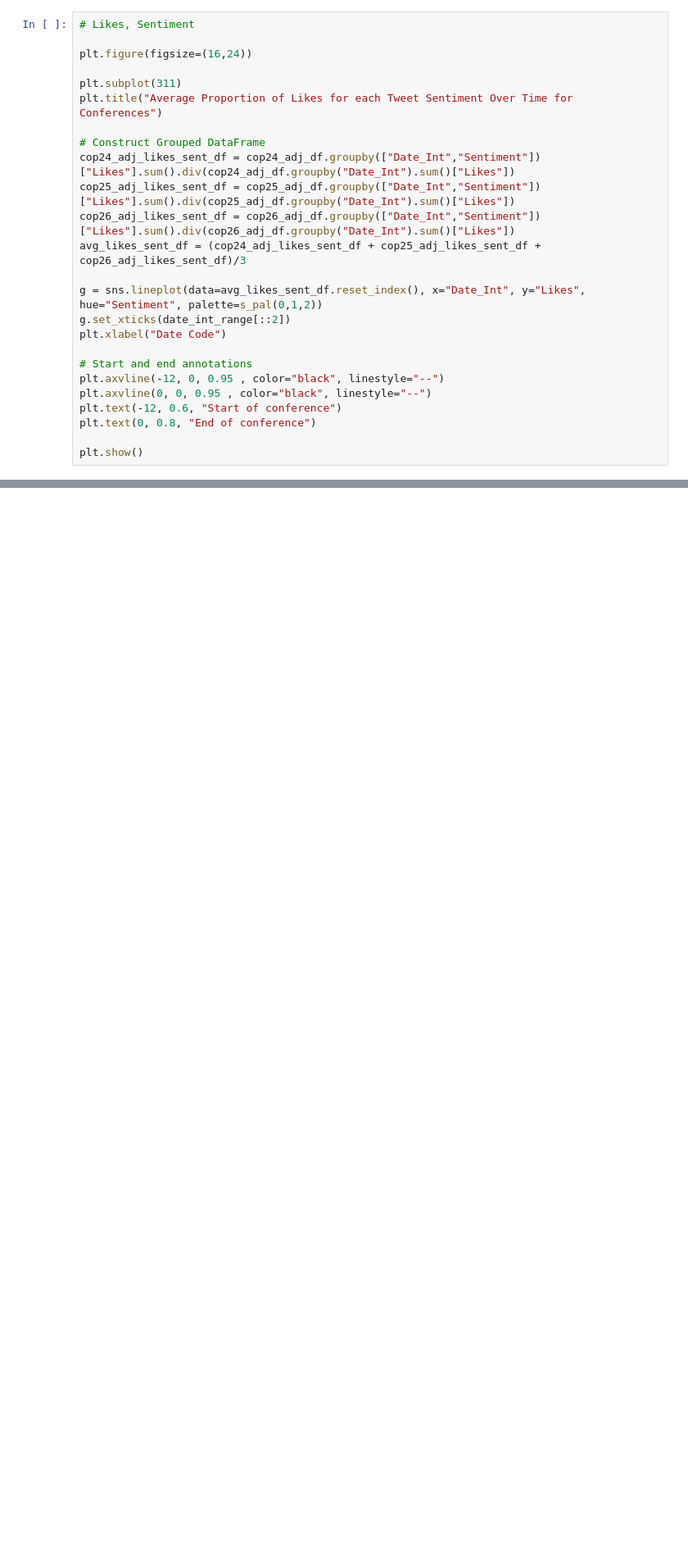
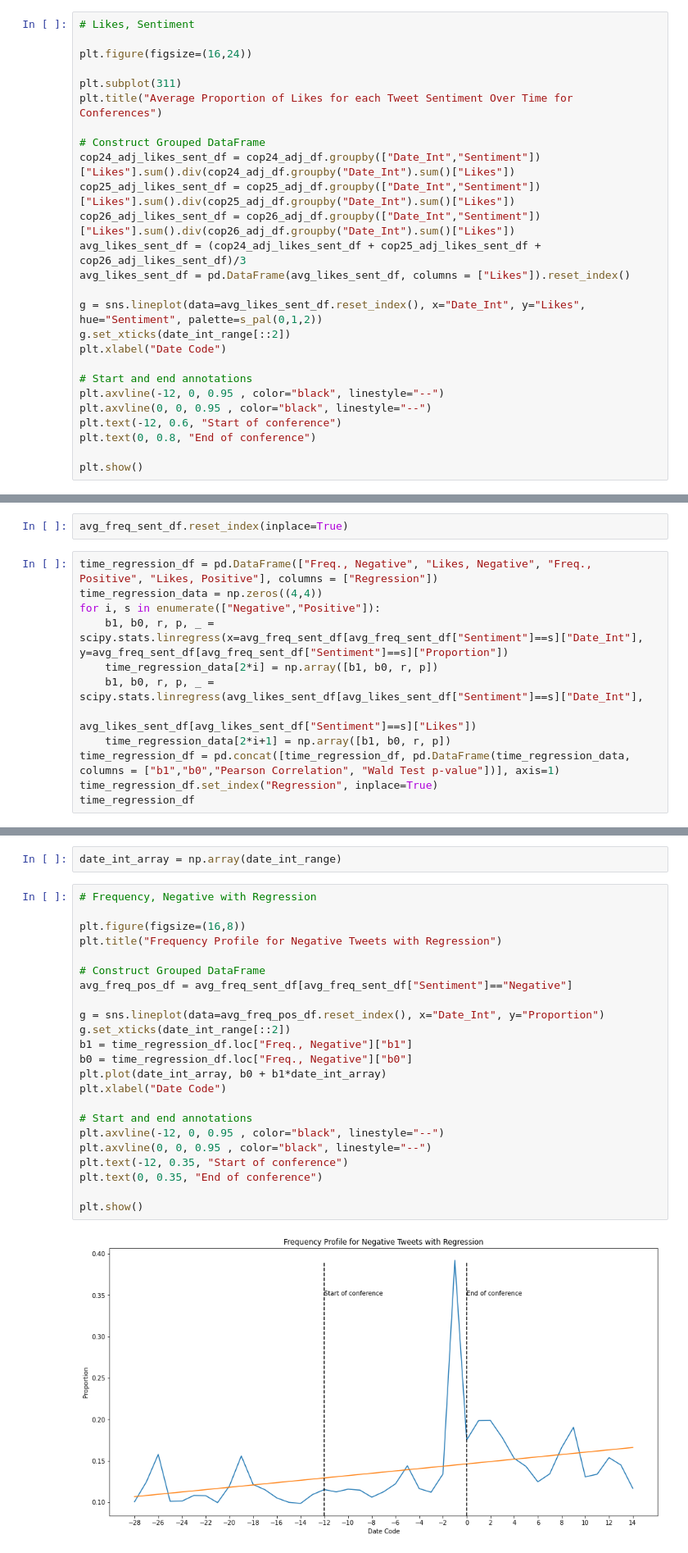
Before and after one commit to james-hughes1/wdss-nlp-project, a Jupyter notebook: Twitter_COP_Conference_Data_Analysis.ipynb, the cells around one changed output, grey strips where cells are left out. Shown at 82% size. Drawn from its saved outputs; the diff is of its cells as text; blank space fills up the shorter version.

```diff
--- a/Twitter_COP_Conference_Data_Analysis.ipynb
+++ b/Twitter_COP_Conference_Data_Analysis.ipynb
@@ -696,6 +696,7 @@ cop24_adj_likes_sent_df = cop24_adj_df.groupby(["Date_Int","Sentiment"])["Likes"
 cop25_adj_likes_sent_df = cop25_adj_df.groupby(["Date_Int","Sentiment"])["Likes"].sum().div(cop25_adj_df.groupby("Date_Int").sum()["Likes"])
 cop26_adj_likes_sent_df = cop26_adj_df.groupby(["Date_Int","Sentiment"])["Likes"].sum().div(cop26_adj_df.groupby("Date_Int").sum()["Likes"])
 avg_likes_sent_df = (cop24_adj_likes_sent_df + cop25_adj_likes_sent_df + cop26_adj_likes_sent_df)/3
+avg_likes_sent_df = pd.DataFrame(avg_likes_sent_df, columns = ["Likes"]).reset_index()
 
 g = sns.lineplot(data=avg_likes_sent_df.reset_index(), x="Date_Int", y="Likes", hue="Sentiment", palette=s_pal(0,1,2))
 g.set_xticks(date_int_range[::2])
@@ -712,0 +716,14 @@ plt.show()
+# %%
+avg_freq_sent_df.reset_index(inplace=True)
+# %%
+time_regression_df = pd.DataFrame(["Freq., Negative", "Likes, Negative", "Freq., Positive", "Likes, Positive"], columns = ["Regression"])
+time_regression_data = np.zeros((4,4))
+for i, s in enumerate(["Negative","Positive"]):
+    b1, b0, r, p, _ = scipy.stats.linregress(x=avg_freq_sent_df[avg_freq_sent_df["Sentiment"]==s]["Date_Int"], y=avg_freq_sent_df[avg_freq_sent_df["Sentiment"]==s]["Proportion"])
+    time_regression_data[2*i] = np.array([b1, b0, r, p])
+    b1, b0, r, p, _ = scipy.stats.linregress(avg_likes_sent_df[avg_likes_sent_df["Sentiment"]==s]["Date_Int"],
+                                          avg_likes_sent_df[avg_likes_sent_df["Sentiment"]==s]["Likes"])
+    time_regression_data[2*i+1] = np.array([b1, b0, r, p])
+time_regression_df = pd.concat([time_regression_df, pd.DataFrame(time_regression_data, columns = ["b1","b0","Pearson Correlation", "Wald Test p-value"])], axis=1)
+time_regression_df.set_index("Regression", inplace=True)
+time_regression_df
@@ -712,0 +737,27 @@ plt.show()
+# %%
+date_int_array = np.array(date_int_range)
+# %%
+# Frequency, Negative with Regression
+
+plt.figure(figsize=(16,8))
+plt.title("Frequency Profile for Negative Tweets with Regression")
+
+# Construct Grouped DataFrame
+avg_freq_pos_df = avg_freq_sent_df[avg_freq_sent_df["Sentiment"]=="Negative"]
+
+g = sns.lineplot(data=avg_freq_pos_df.reset_index(), x="Date_Int", y="Proportion")
+g.set_xticks(date_int_range[::2])
+b1 = time_regression_df.loc["Freq., Negative"]["b1"]
+b0 = time_regression_df.loc["Freq., Negative"]["b0"]
+plt.plot(date_int_array, b0 + b1*date_int_array)
+plt.xlabel("Date Code")
+
+# Start and end annotations
+plt.axvline(-12, 0, 0.95 , color="black", linestyle="--")
+plt.axvline(0, 0, 0.95 , color="black", linestyle="--")
+plt.text(-12, 0.35, "Start of conference")
+plt.text(0, 0.35, "End of conference")
+
+plt.show()
+# %% [output]
+[figure, added]
```
Also changed, not shown: parts of 9 cells of this notebook.
